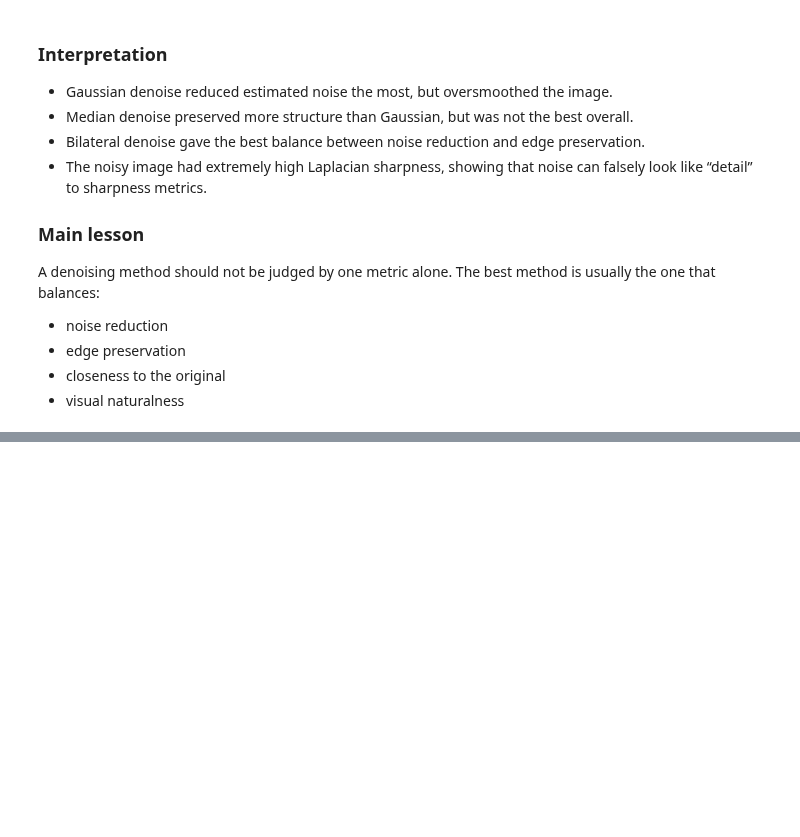
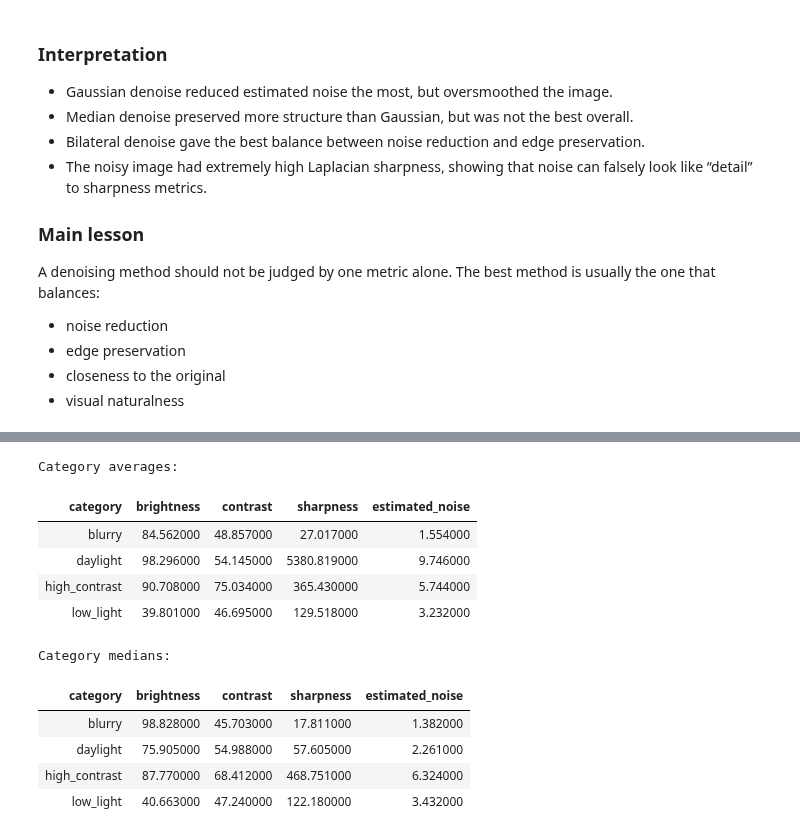
Before and after one commit to fury471/vision-imaging-lab, a Jupyter notebook: notebooks/01_image_quality_basics.ipynb, the cells around one changed output, grey strips where cells are left out. Drawn from its saved outputs; the diff is of its cells as text; code cells hidden in the pictures; blank space fills up the shorter version.

```diff
--- a/notebooks/01_image_quality_basics.ipynb
+++ b/notebooks/01_image_quality_basics.ipynb
@@ -402,0 +456,33 @@ The best method is usually the one that balances:
+# %%
+avg_summary = (
+    df_dataset.groupby("category")[["brightness", "contrast", "sharpness", "estimated_noise"]]
+    .mean()
+    .round(3)
+    .reset_index()
+)
+
+median_summary = (
+    df_dataset.groupby("category")[["brightness", "contrast", "sharpness", "estimated_noise"]]
+    .median()
+    .round(3)
+    .reset_index()
+)
+
+print("Category averages:")
+display(avg_summary.style.hide(axis="index"))
+
+print("Category medians:")
+display(median_summary.style.hide(axis="index"))
+# %% [output]
+Category averages:
+| category | brightness | contrast | sharpness | estimated_noise |
+| blurry | 84.562000 | 48.857000 | 27.017000 | 1.554000 |
+| daylight | 98.296000 | 54.145000 | 5380.819000 | 9.746000 |
+| high_contrast | 90.708000 | 75.034000 | 365.430000 | 5.744000 |
+| low_light | 39.801000 | 46.695000 | 129.518000 | 3.232000 |
+Category medians:
+| category | brightness | contrast | sharpness | estimated_noise |
+| blurry | 98.828000 | 45.703000 | 17.811000 | 1.382000 |
+| daylight | 75.905000 | 54.988000 | 57.605000 | 2.261000 |
+| high_contrast | 87.770000 | 68.412000 | 468.751000 | 6.324000 |
+| low_light | 40.663000 | 47.240000 | 122.180000 | 3.432000 |
```
Also changed, not shown: parts of 15 cells of this notebook, 56 other files.
